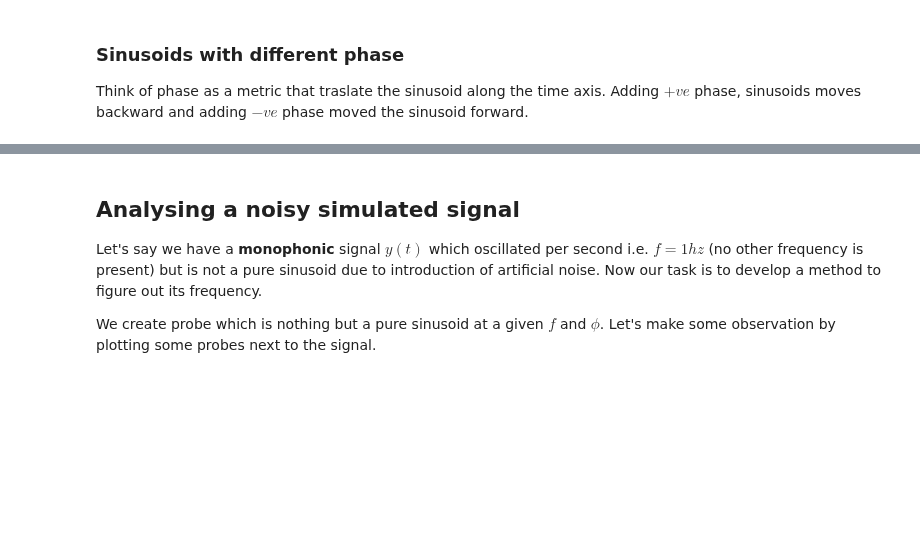
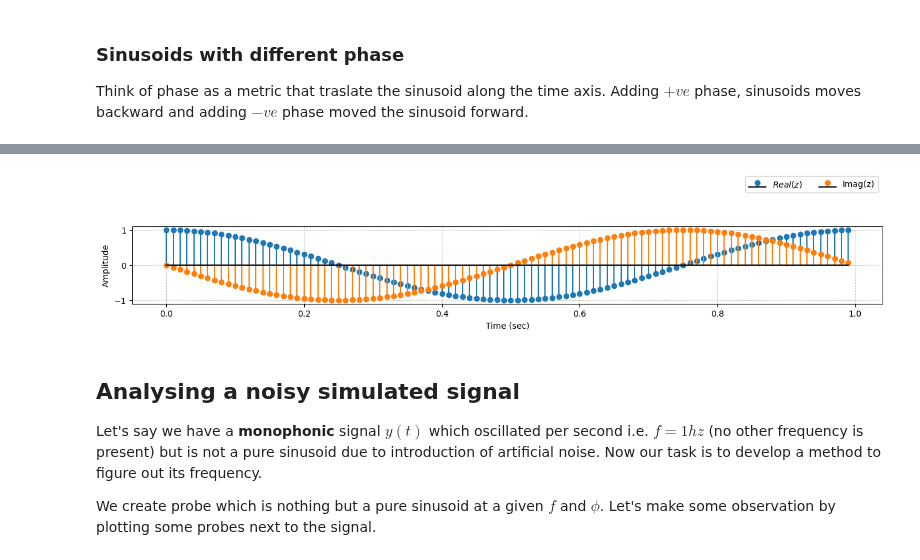
Before and after one commit to meluron-codecafe/devquest, a Jupyter notebook: notebooks/mir-Fourier_Transform-01.ipynb, the cells around one changed output, grey strips where cells are left out. Cells and saved outputs as stored; diff of their text form; code cells hidden in the pictures; blank space fills up the shorter version.

```diff
--- a/notebooks/mir-Fourier_Transform-01.ipynb
+++ b/notebooks/mir-Fourier_Transform-01.ipynb
@@ -130,3 +255,24 @@ ms.plot1d(
+# %%
+#hide
+import numpy as np
+import modusa as ms
+
+f = 1
+t = np.arange(100) / 100
+omg = 2*np.pi*f
+z = np.exp(-1j*omg*t)
+
+ms.plot1d(
+    (np.real(z), t),
+    (np.imag(z), t),
+    ylabel="Amplitude",
+    xlabel="Time (sec)",
+    show_grid=True,
+    show_stem=True,
+    legend=["$Real(z)$", "Imag(z)"]
+)
+# %% [output]
+[figure, added]
 # %% [markdown]
 ## Analysing a noisy simulated signal
 
```
Also changed, not shown: parts of 18 cells of this notebook, 11 other files.
